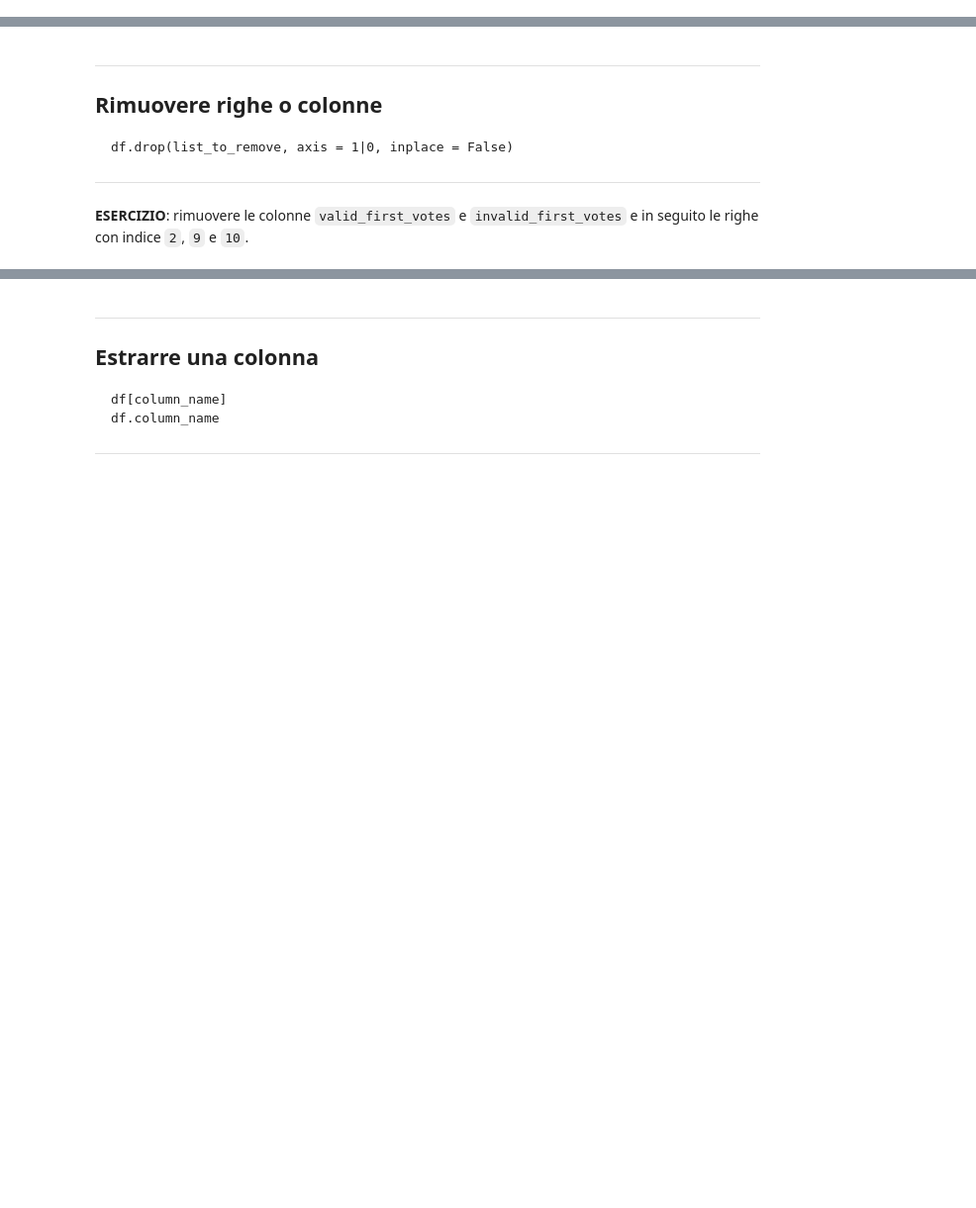
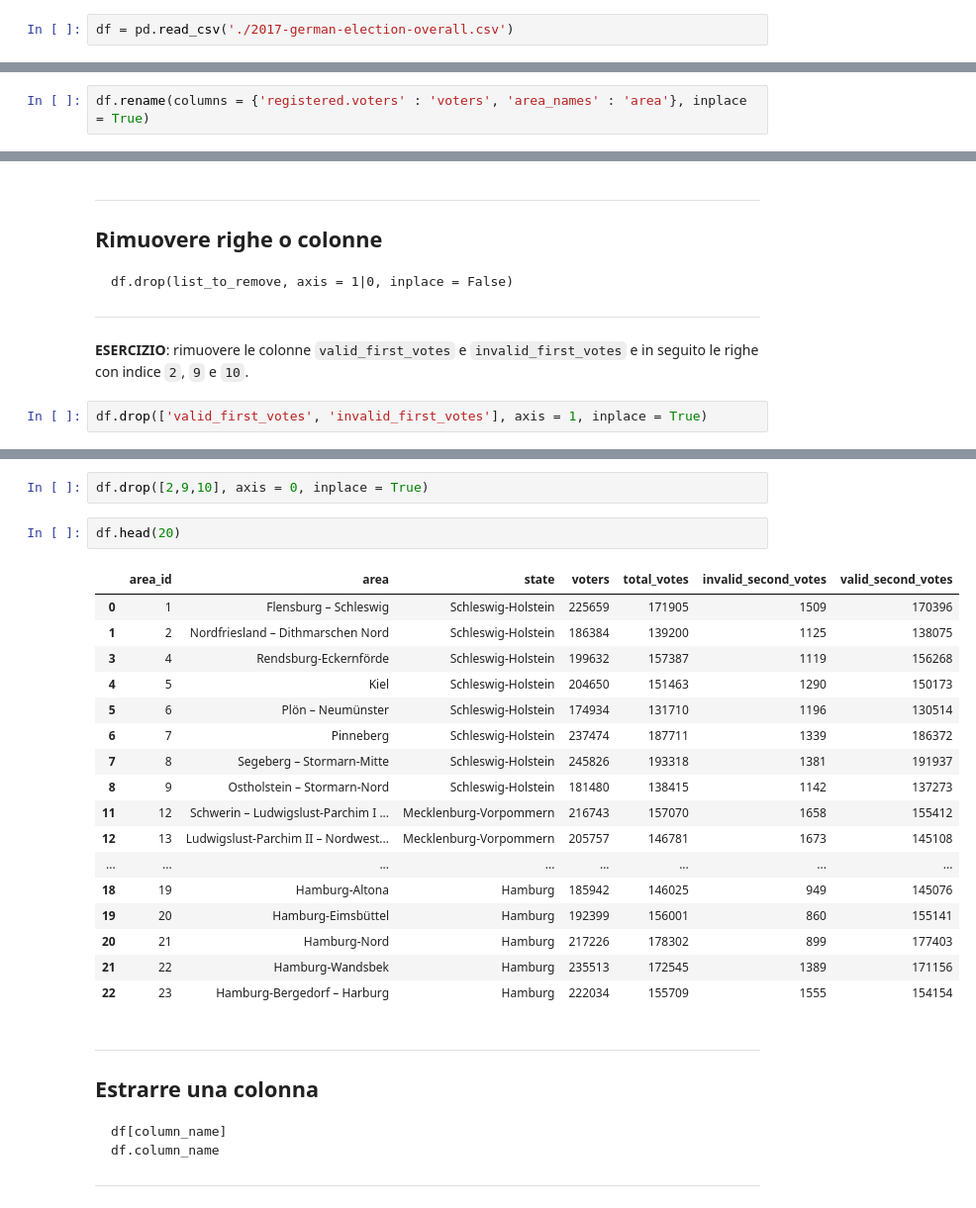
Before and after one commit to bioinformatica-corso/lezioni, a Jupyter notebook: laboratorio/lab13-30ott24/lezione6-pandas.ipynb, the cells around one changed output, grey strips where cells are left out. Shown: that part at 99% size. Cells and saved outputs as stored; diff of their text form; blank space fills up the shorter version.

```diff
--- a/laboratorio/lab13-30ott24/lezione6-pandas.ipynb
+++ b/laboratorio/lab13-30ott24/lezione6-pandas.ipynb
@@ -40,6 +68,8 @@ Importare `Pandas`.
     df = pd.read_csv(csv_file_name)
 # %% [markdown]
 ### Lettura del file `2017-german-election-overall.csv`
+# %%
+df = pd.read_csv('./2017-german-election-overall.csv')
 # %% [markdown]
 ---
 
@@ -71,3 +166,5 @@ Importare `Pandas`.
 ## Cambiare i nomi delle colonne
 
     df.rename(columns = name_dict, inplace = False)
+# %%
+df.rename(columns = {'registered.voters' : 'voters', 'area_names' : 'area'}, inplace = True)
@@ -81,3 +194,5 @@ Importare `Pandas`.
 ---
 # %% [markdown]
 **ESERCIZIO**: rimuovere le colonne `valid_first_votes` e `invalid_first_votes` e in seguito le righe con indice `2`, `9` e `10`.
+# %%
+df.drop(['valid_first_votes', 'invalid_first_votes'], axis = 1, inplace = True)
@@ -84,3 +215,25 @@ Importare `Pandas`.
+# %%
+df.drop([2,9,10], axis = 0, inplace = True)
+# %%
+df.head(20)
+# %% [output]
+|  | area_id | area | state | voters | total_votes | invalid_second_votes | valid_second_votes |
+| 0 | 1 | Flensburg – Schleswig | Schleswig-Holstein | 225659 | 171905 | 1509 | 170396 |
+| 1 | 2 | Nordfriesland – Dithmarschen Nord | Schleswig-Holstein | 186384 | 139200 | 1125 | 138075 |
+| 3 | 4 | Rendsburg-Eckernförde | Schleswig-Holstein | 199632 | 157387 | 1119 | 156268 |
+| 4 | 5 | Kiel | Schleswig-Holstein | 204650 | 151463 | 1290 | 150173 |
+| 5 | 6 | Plön – Neumünster | Schleswig-Holstein | 174934 | 131710 | 1196 | 130514 |
+| 6 | 7 | Pinneberg | Schleswig-Holstein | 237474 | 187711 | 1339 | 186372 |
+| 7 | 8 | Segeberg – Stormarn-Mitte | Schleswig-Holstein | 245826 | 193318 | 1381 | 191937 |
+| 8 | 9 | Ostholstein – Stormarn-Nord | Schleswig-Holstein | 181480 | 138415 | 1142 | 137273 |
+| 11 | 12 | Schwerin – Ludwigslust-Parchim I ... | Mecklenburg-Vorpommern | 216743 | 157070 | 1658 | 155412 |
+| 12 | 13 | Ludwigslust-Parchim II – Nordwest... | Mecklenburg-Vorpommern | 205757 | 146781 | 1673 | 145108 |
+| ... | ... | ... | ... | ... | ... | ... | ... |
+| 18 | 19 | Hamburg-Altona | Hamburg | 185942 | 146025 | 949 | 145076 |
+| 19 | 20 | Hamburg-Eimsbüttel | Hamburg | 192399 | 156001 | 860 | 155141 |
+| 20 | 21 | Hamburg-Nord | Hamburg | 217226 | 178302 | 899 | 177403 |
+| 21 | 22 | Hamburg-Wandsbek | Hamburg | 235513 | 172545 | 1389 | 171156 |
+| 22 | 23 | Hamburg-Bergedorf – Harburg | Hamburg | 222034 | 155709 | 1555 | 154154 |
 # %% [markdown]
 ---
 
```
Also changed, not shown: parts of 43 cells of this notebook.
